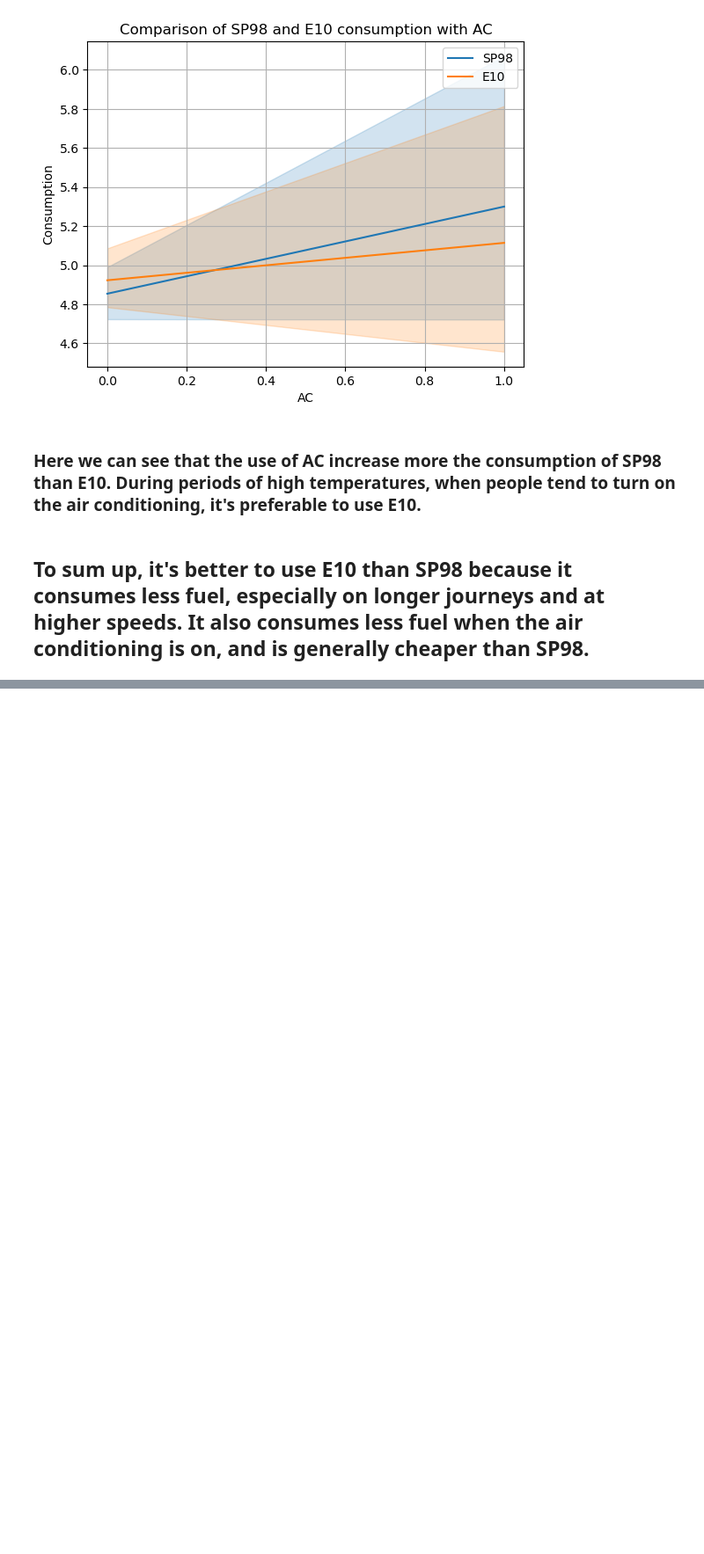
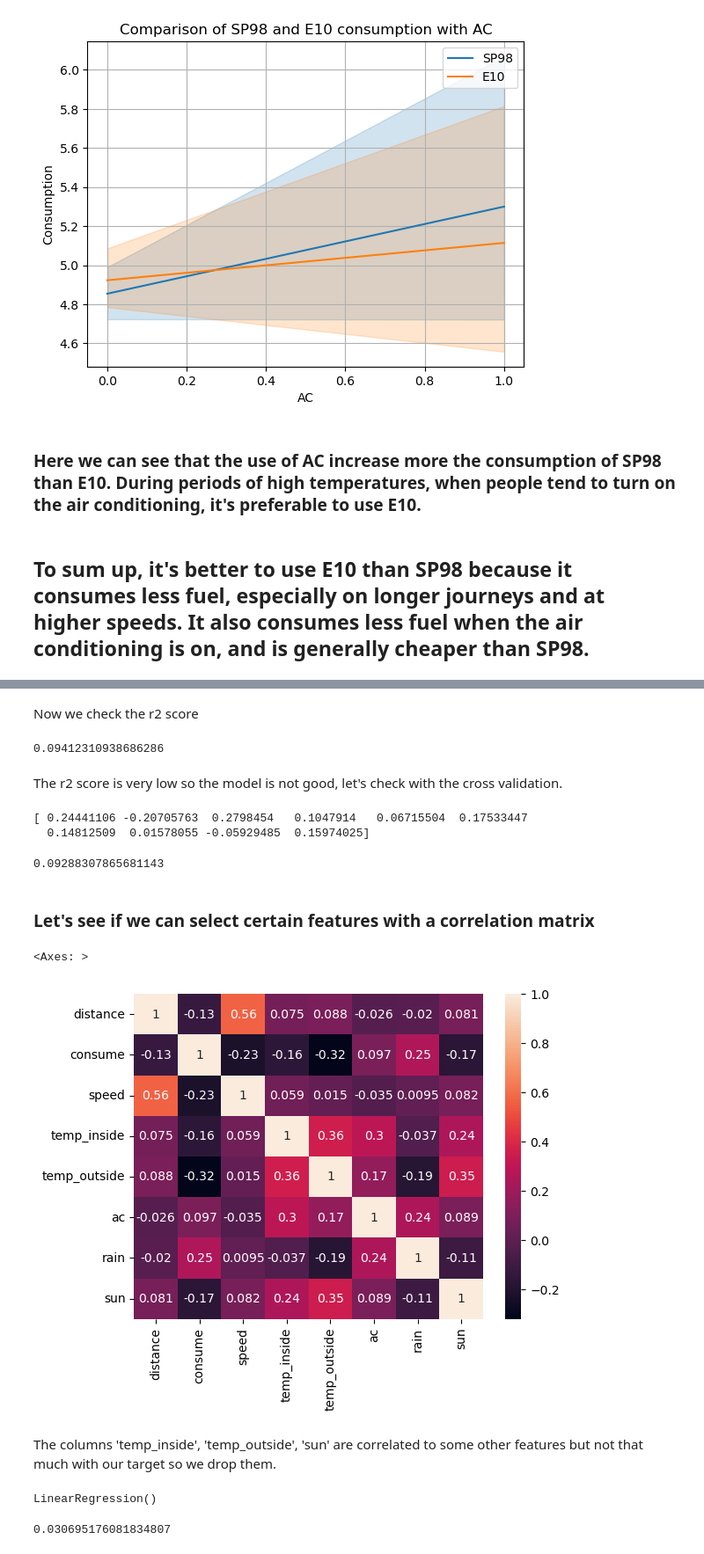
Before and after one commit to damiencmb/technical_challenge_DA, a Jupyter notebook: data/Tech challenge.ipynb, the cells around one changed output, grey strips where cells are left out. Shown: that part at 88% size. Cells and saved outputs as stored; diff of their text form; code cells hidden in the pictures; blank space fills up the shorter version.

Commit message:
prediction model

```diff
--- a/data/Tech challenge.ipynb
+++ b/data/Tech challenge.ipynb
@@ -247,0 +252,2 @@ plt.show()
+# %%
+df = pd.read_csv('df.csv')
@@ -247,0 +318,29 @@ plt.show()
+# %% [markdown]
+Now we check the r2 score
+# %%
+from sklearn.metrics import r2_score
+predictions = lm.predict(X_test_transformed)
+r2_score(y_test, predictions)
+# %% [output]
+0.09412310938686286
+# %% [markdown]
+The r2 score is very low so the model is not good, let's check with the cross validation.
+# %%
+from sklearn.model_selection import cross_val_score
+cross_val_scores = cross_val_score(lm, X_train_transformed, y_train, cv=10,scoring='r2')
+print(cross_val_scores)
+np.mean(cross_val_scores)
+# %% [output]
+[ 0.24441106 -0.20705763  0.2798454   0.1047914   0.06715504  0.17533447
+  0.14812509  0.01578055 -0.05929485  0.15974025]
+0.09288307865681143
+# %% [markdown]
+### Let's see if we can select certain features with a correlation matrix
+# %%
+correlations_matrix = df.corr()
+sns.heatmap(correlations_matrix, annot=True)
+# %% [output]
+<Axes: >
+[figure, added]
+# %% [markdown]
+The columns 'temp_inside', 'temp_outside', 'sun' are correlated to some other features but not that much with our target so we drop them.
@@ -247,0 +387,12 @@ plt.show()
+# %%
+from sklearn import linear_model
+lm = linear_model.LinearRegression()
+lm.fit(X_train_transformed,y_train)
+# %% [output]
+LinearRegression()
+# %%
+from sklearn.metrics import r2_score
+predictions = lm.predict(X_test_transformed)
+r2_score(y_test, predictions)
+# %% [output]
+0.030695176081834807
```
Also changed, not shown: parts of 22 cells of this notebook.
